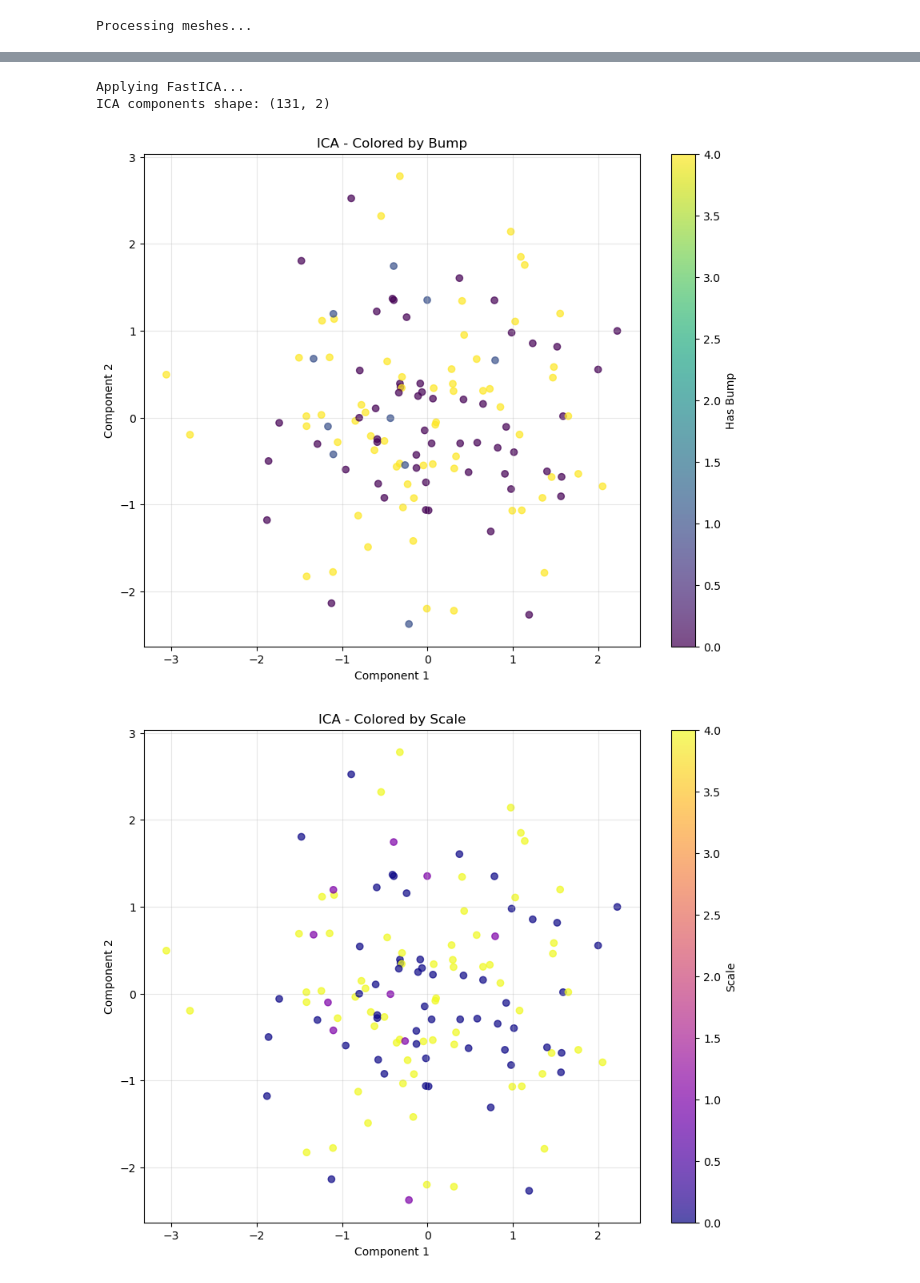
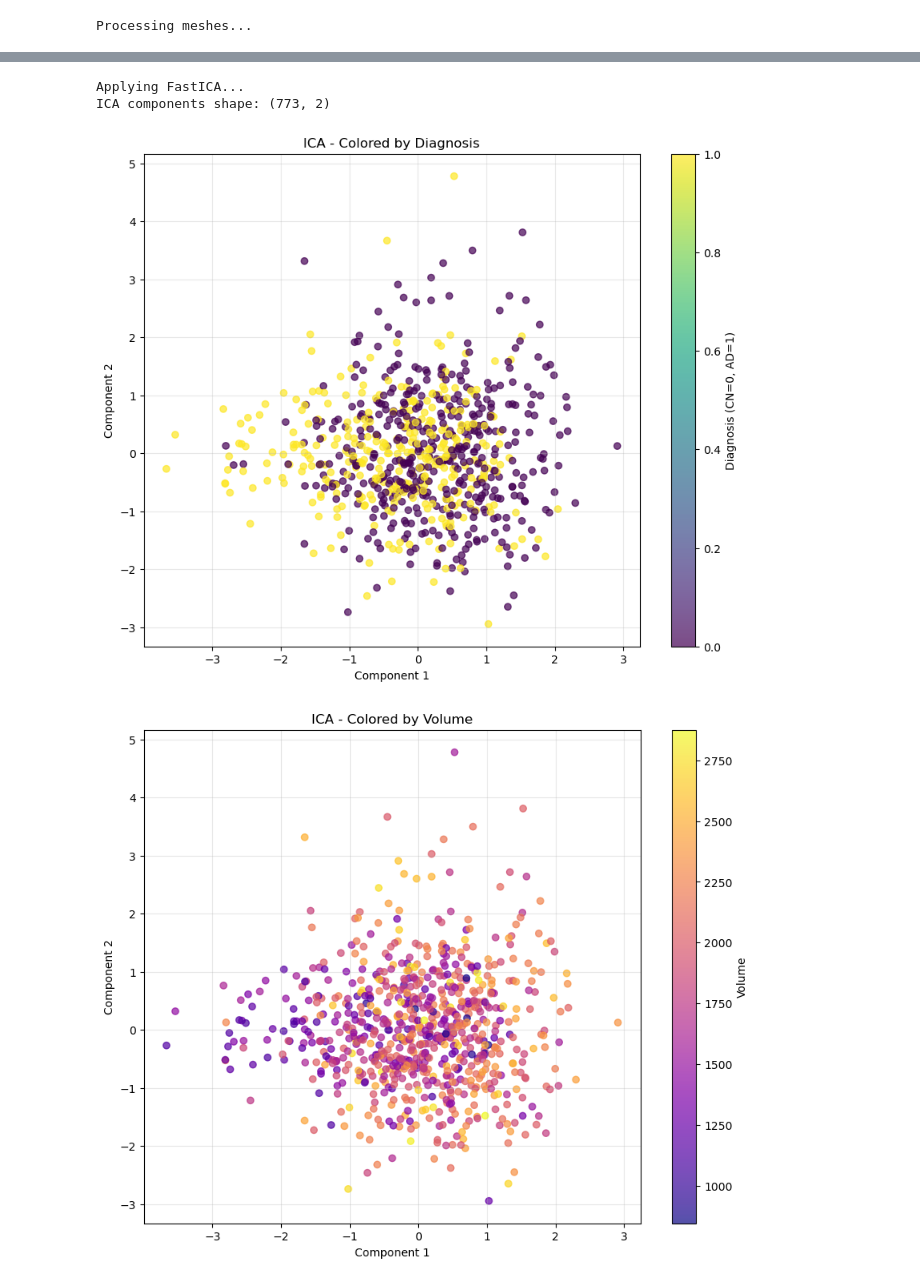
Before and after one commit to Jakaria08/Disentangle_Latent_Space_Deep_SDF, a Jupyter notebook: run_HLLE_ICA.ipynb, the cells around one changed output, grey strips where cells are left out. Cells and saved outputs as stored; diff of their text form; code cells hidden in the pictures.

```diff
--- a/run_HLLE_ICA.ipynb
+++ b/run_HLLE_ICA.ipynb
@@ -117,9 +121,9 @@ print(mesh_params)
 # %%
-# Create color coding for visualization based on extracted parameters
-has_bump = np.array([p.get("has_bump", 0) for p in mesh_params])
-#scales = np.array([p.get("scale", 0) for p in mesh_params])
-#sub_groups = np.array([p.get("sub_group", 0) for p in mesh_params])
-#bump_sizes = np.array([p.get("bump_size", 0) for p in mesh_params])
+# Create arrays for visualization based on extracted parameters
+diagnosis = np.array([p.get('diagnosis', -1) for p in mesh_params])
+age = np.array([p.get('age', float('nan')) for p in mesh_params], dtype=float)
+sex = np.array([p.get('sex', -1) for p in mesh_params])
+volume = np.array([p.get('volume', float('nan')) for p in mesh_params], dtype=float)
 # %%
 # Step 2: Apply HLLE for non-linear dimensionality reduction
 n_neighbors = min(400, len(X) - 1)  # Ensuring n_neighbors is valid
@@ -378,51 +339,36 @@ NMF Component 4 correlation with scale: 0.020
 # %%
 # Applying only ICA
-print("Applying FastICA...")
+print('Applying FastICA...')
 ica = FastICA(n_components=2, random_state=42)
 Y_ica = ica.fit_transform(X)
-print(f"ICA components shape: {Y_ica.shape}")
-# Visualize the results
+print(f'ICA components shape: {Y_ica.shape}')
+
 plt.figure(figsize=(10, 8))
-plt.scatter(Y_ica[:, 0], Y_ica[:, 1], c=has_bump, cmap='viridis', alpha=0.7)
-plt.colorbar(label="Has Bump")
-plt.xlabel("Component 1")
-plt.ylabel("Component 2")
-plt.title("ICA - Colored by Bump")
+plt.scatter(Y_ica[:, 0], Y_ica[:, 1], c=diagnosis, cmap='viridis', alpha=0.7)
+plt.colorbar(label='Diagnosis (CN=0, AD=1)')
+plt.xlabel('Component 1')
+plt.ylabel('Component 2')
+plt.title('ICA - Colored by Diagnosis')
 plt.grid(True, alpha=0.3)
 plt.show()
 
-# visualize scale
 plt.figure(figsize=(10, 8))
-if np.any(has_bump != 0):
-    scatter = plt.scatter(Y_ica[:, 0], Y_ica[:, 1], c=has_bump, cmap='plasma', alpha=0.7)
-    plt.colorbar(scatter, label="Scale")
-else:
-    scatter = plt.scatter(Y_ica[:, 0], Y_ica[:, 1], alpha=0.7)
-plt.xlabel("Component 1")
-plt.ylabel("Component 2")
-plt.title("ICA - Colored by Scale")
+mask = np.isfinite(volume)
+plt.scatter(Y_ica[mask, 0], Y_ica[mask, 1], c=volume[mask], cmap='plasma', alpha=0.7)
+plt.colorbar(label='Volume')
+plt.xlabel('Component 1')
+plt.ylabel('Component 2')
+plt.title('ICA - Colored by Volume')
 plt.grid(True, alpha=0.3)
 plt.show()
-# Check correlations with known factors
-ica_corr_bump_1 = np.corrcoef(Y_ica[:, 0], has_bump)[0, 1]
-ica_corr_bump_2 = np.corrcoef(Y_ica[:, 1], has_bump)[0, 1]
-ica_corr_scale_1 = np.corrcoef(Y_ica[:, 0], has_bump)[0, 1]
-ica_corr_scale_2 = np.corrcoef(Y_ica[:, 1], has_bump)[0, 1]
 
-print(f"ICA Component 1 correlation with bump: {ica_corr_bump_1:.3f}")
-print(f"ICA Component 2 correlation with bump: {ica_corr_bump_2:.3f}")
-print(f"ICA Component 1 correlation with scale: {ica_corr_scale_1:.3f}")
-print(f"ICA Component 2 correlation with scale: {ica_corr_scale_2:.3f}")
-
-# check if scale is encoded as distance from center
-# Calculate distance from center for each point
-center = np.mean(Y_ica, axis=0)
-distances = np.sqrt(np.sum((Y_ica - center)**2, axis=1))
-# Check correlation between distance and scale
-dist_scale_corr = np.corrcoef(distances, has_bump)[0, 1]
-print(f"Correlation between ICA distance from center and scale: {dist_scale_corr:.3f}")
+if np.any(diagnosis >= 0):
+    mask = diagnosis >= 0
+    ica_corr_diag_1 = np.corrcoef(Y_ica[mask, 0], diagnosis[mask])[0, 1]
+    ica_corr_diag_2 = np.corrcoef(Y_ica[mask, 1], diagnosis[mask])[0, 1]
+    print(f'ICA correlation (diag) comp1: {ica_corr_diag_1:.3f}, comp2: {ica_corr_diag_2:.3f}')
 # %% [output]
 Applying FastICA...
-ICA components shape: (131, 2)
+ICA components shape: (773, 2)
-[figure, old version]
+[figure, new version]
-[figure, old version]
+[figure, new version]
```
Also changed, not shown: parts of 21 cells of this notebook, 10 other files.
